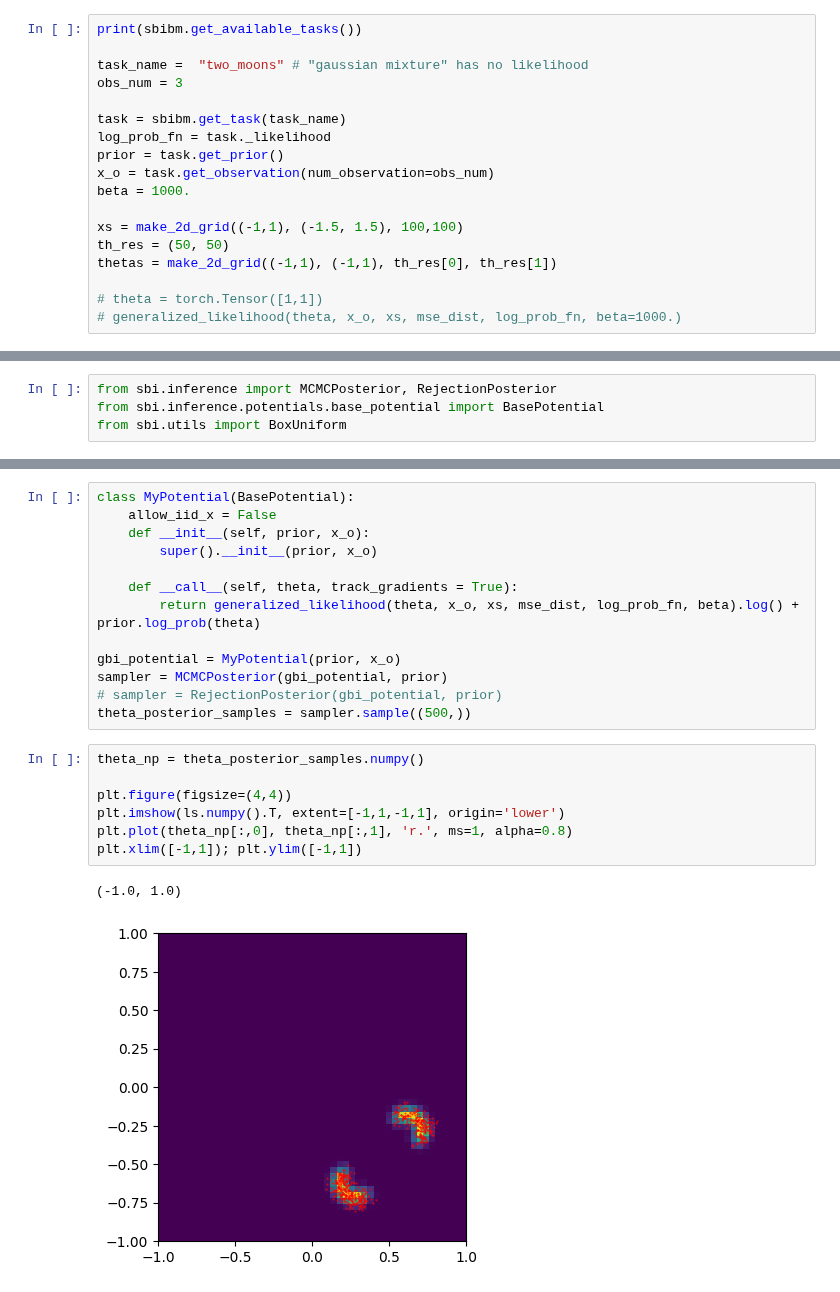
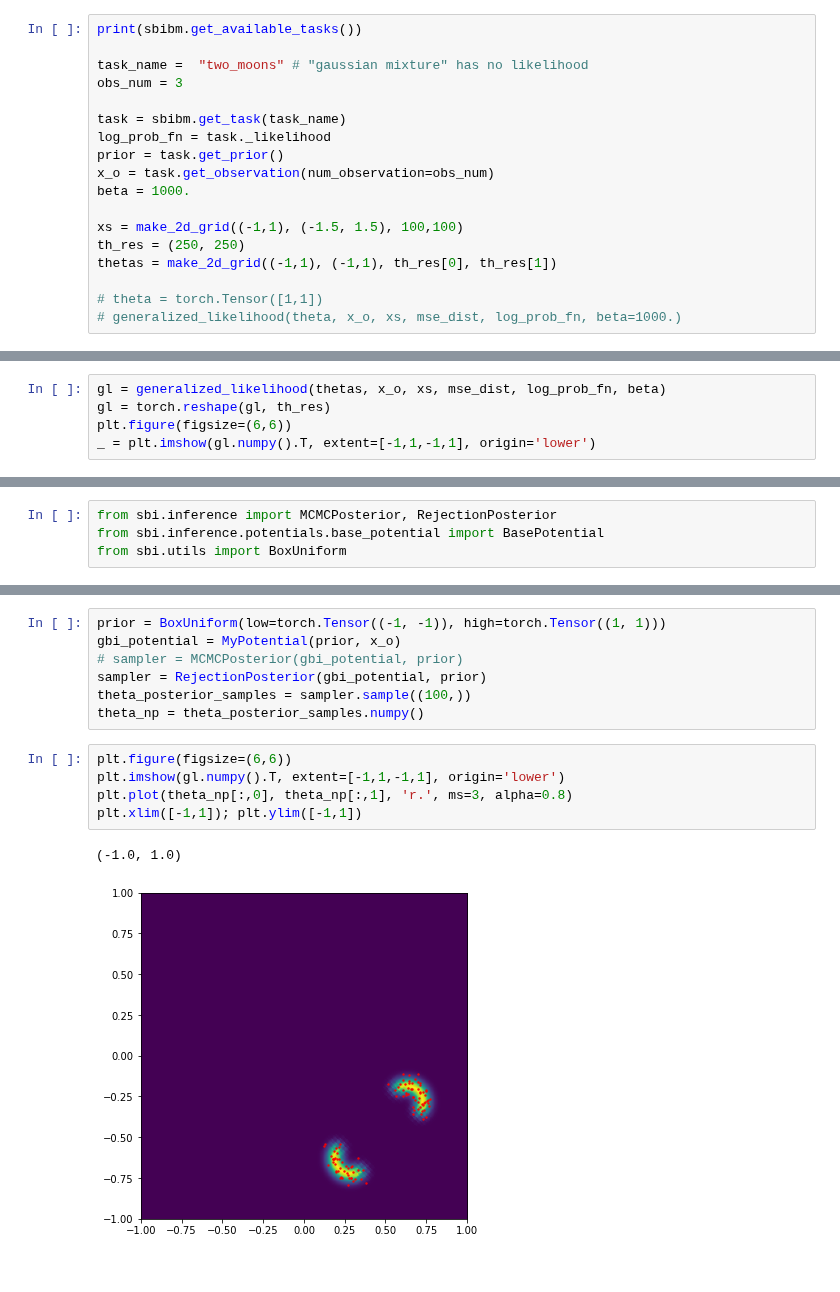
Before and after one commit to mackelab/neuralgbi, a Jupyter notebook: paper/fig2/notebooks/01_grid_posterior.ipynb, the cells around one changed output, grey strips where cells are left out. Drawn from its saved outputs; the diff is of its cells as text.

Commit message:
fixed generalized likelihood to work with batched theta

```diff
--- a/paper/fig2/notebooks/01_grid_posterior.ipynb
+++ b/paper/fig2/notebooks/01_grid_posterior.ipynb
@@ -67,7 +54,7 @@ x_o = task.get_observation(num_observation=obs_num)
 beta = 1000.
 
 xs = make_2d_grid((-1,1), (-1.5, 1.5), 100,100)
-th_res = (50, 50)
+th_res = (250, 250)
 thetas = make_2d_grid((-1,1), (-1,1), th_res[0], th_res[1])
 
 # theta = torch.Tensor([1,1])
@@ -86,0 +64,5 @@ _ = plt.imshow(ls.numpy())
+# %%
+gl = generalized_likelihood(thetas, x_o, xs, mse_dist, log_prob_fn, beta)
+gl = torch.reshape(gl, th_res)
+plt.figure(figsize=(6,6))
+_ = plt.imshow(gl.numpy().T, extent=[-1,1,-1,1], origin='lower')
@@ -97,23 +83,15 @@ tensor([0.])
 # %%
-class MyPotential(BasePotential):
-    allow_iid_x = False
-    def __init__(self, prior, x_o):
-        super().__init__(prior, x_o)
-
-    def __call__(self, theta, track_gradients = True):
-        return generalized_likelihood(theta, x_o, xs, mse_dist, log_prob_fn, beta).log() + prior.log_prob(theta)
-
+prior = BoxUniform(low=torch.Tensor((-1, -1)), high=torch.Tensor((1, 1)))
 gbi_potential = MyPotential(prior, x_o)
-sampler = MCMCPosterior(gbi_potential, prior)
-# sampler = RejectionPosterior(gbi_potential, prior)
-theta_posterior_samples = sampler.sample((500,))
+# sampler = MCMCPosterior(gbi_potential, prior)
+sampler = RejectionPosterior(gbi_potential, prior)
+theta_posterior_samples = sampler.sample((100,))
+theta_np = theta_posterior_samples.numpy()
 # %%
-theta_np = theta_posterior_samples.numpy()
-
-plt.figure(figsize=(4,4))
-plt.imshow(ls.numpy().T, extent=[-1,1,-1,1], origin='lower')
-plt.plot(theta_np[:,0], theta_np[:,1], 'r.', ms=1, alpha=0.8)
+plt.figure(figsize=(6,6))
+plt.imshow(gl.numpy().T, extent=[-1,1,-1,1], origin='lower')
+plt.plot(theta_np[:,0], theta_np[:,1], 'r.', ms=3, alpha=0.8)
 plt.xlim([-1,1]); plt.ylim([-1,1])
 # %% [output]
 (-1.0, 1.0)
-[figure, old version]
+[figure, new version]
```
Also changed, not shown: parts of 6 cells of this notebook.
